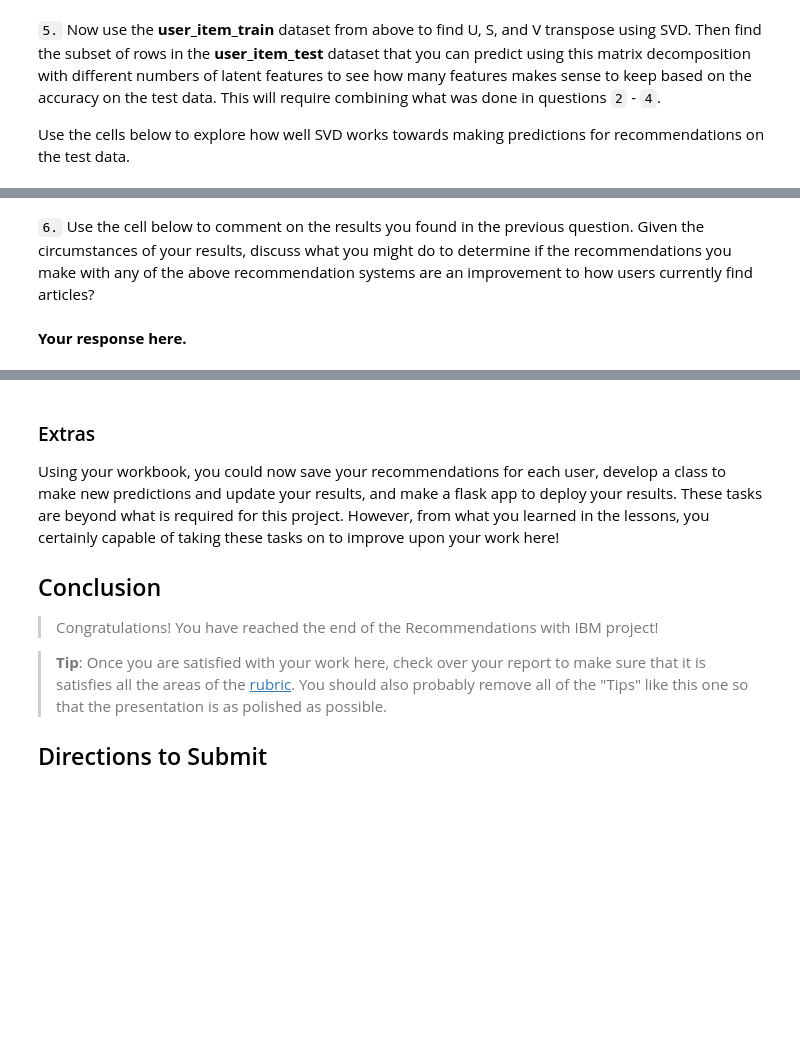
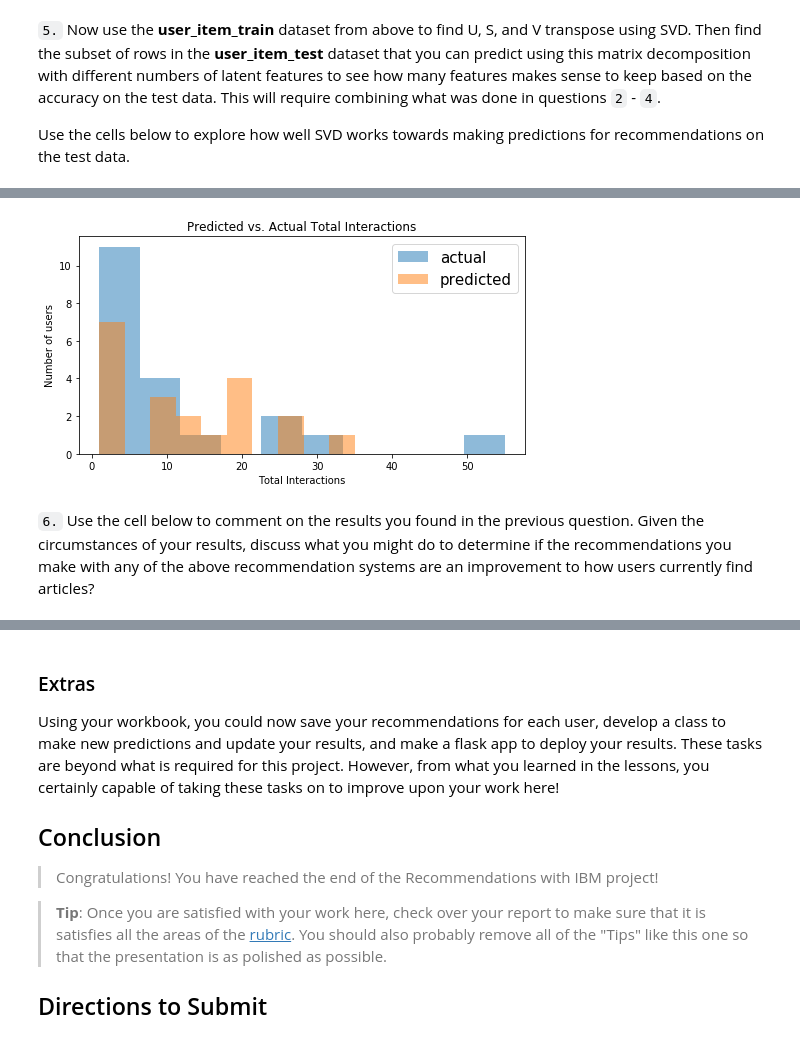
Before and after one commit to dujamaa/Proj3_Recommendations, a Jupyter notebook: Recommendations_with_IBM.ipynb, the cells around one changed output, grey strips where cells are left out. Saved outputs shown, nothing was run; the diff lists cells and outputs as text; code cells hidden in the pictures; blank space fills up the shorter version.

```diff
--- a/Recommendations_with_IBM.ipynb
+++ b/Recommendations_with_IBM.ipynb
@@ -899,4 +950,15 @@ u_train, s_train, vt_train = # fit svd similar to above then use the cells below
+# %%
+tot_interaction_est = user_item_est.sum(axis = 1)
+tot_interaction_act = np.array(user_item_test_subset.sum(axis = 1))
+
+plt.figure(figsize=(8,4))
+plt.hist(tot_interaction_act, alpha=.5, label='actual');
+plt.hist(tot_interaction_est, alpha=.5, label='predicted');
+plt.legend(loc='best', prop={'size': 15});
+plt.xlabel('Total Interactions');
+plt.ylabel('Number of users');
+plt.title('Predicted vs. Actual Total Interactions');
+# %% [output]
+[figure, added]
 # %% [markdown]
 `6.` Use the cell below to comment on the results you found in the previous question. Given the circumstances of your results, discuss what you might do to determine if the recommendations you make with any of the above recommendation systems are an improvement to how users currently find articles?
-# %% [markdown]
-**Your response here.**
```
Also changed, not shown: parts of 4 cells of this notebook.
